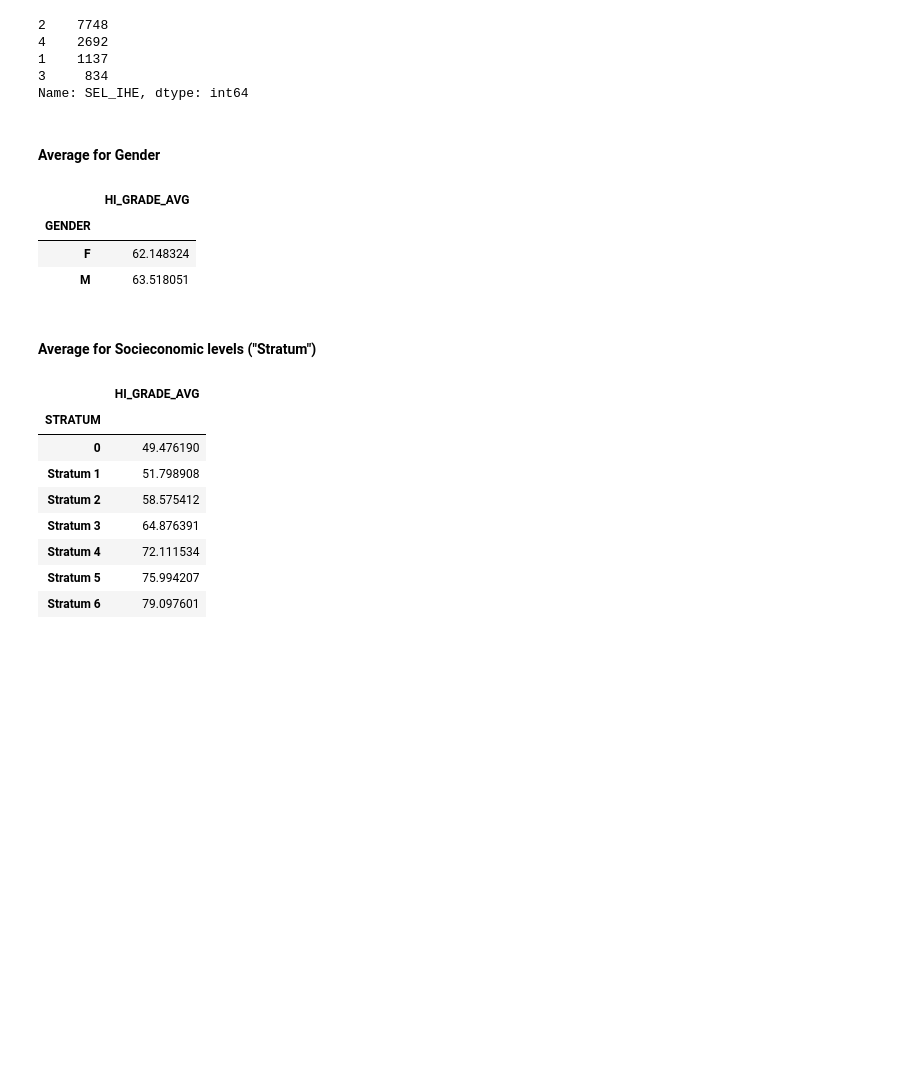
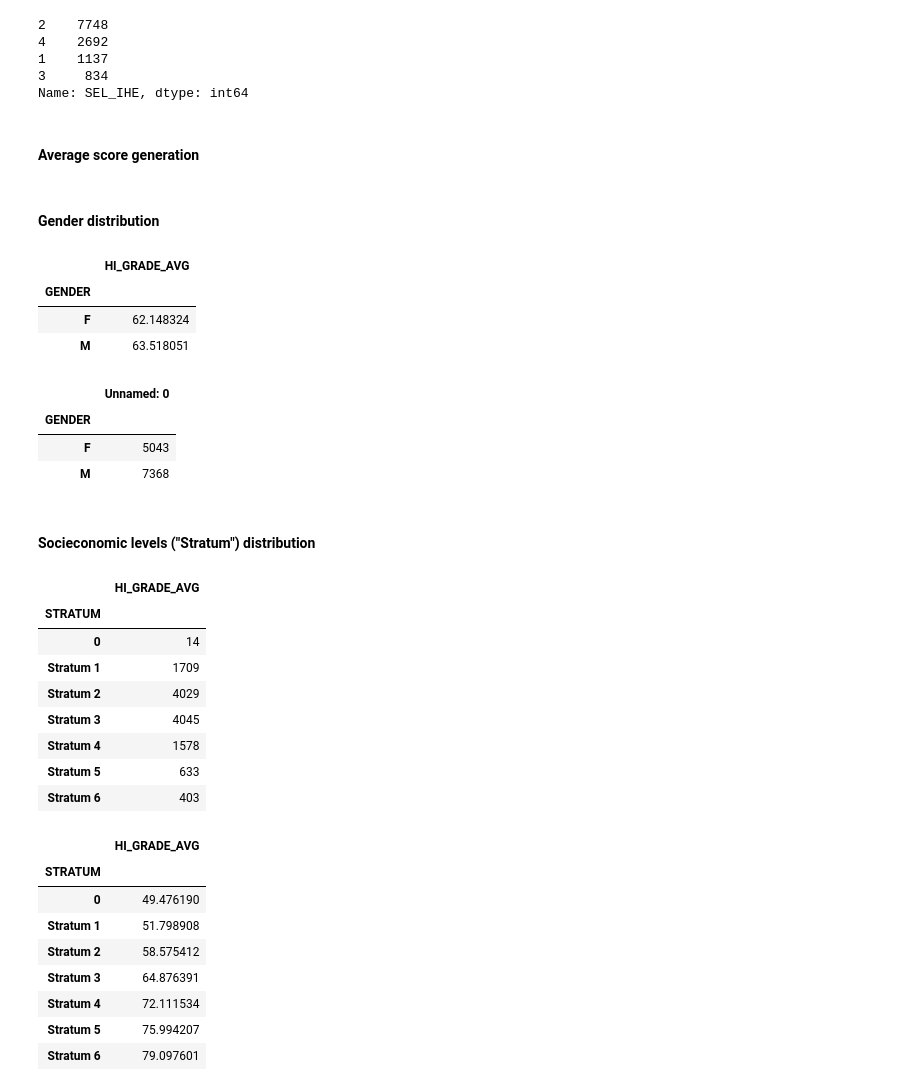
Before and after one commit to s183910/Bachelor_Gabi_Kat, a Jupyter notebook: Code/Basic_dists/Gabis_scratchbook.ipynb, the cells around one changed output. Cells and saved outputs as stored; diff of their text form; code cells hidden in the pictures; blank space fills up the shorter version.

```diff
--- a/Code/Basic_dists/Gabis_scratchbook.ipynb
+++ b/Code/Basic_dists/Gabis_scratchbook.ipynb
@@ -28,9 +28,11 @@ df.SEL_IHE.value_counts()
 3     834
 Name: SEL_IHE, dtype: int64
 # %% [markdown]
-#### Average for Gender
+#### Average score generation
 # %%
 df["HI_GRADE_AVG"] = df[["CR_PRO", "CC_PRO", "ENG_PRO"]].mean(axis=1)
+# %% [markdown]
+#### Gender distribution
 # %%
 df[["GENDER", "HI_GRADE_AVG"]].groupby(["GENDER"]).mean()
 # %% [output]
@@ -38,8 +40,30 @@ df[["GENDER", "HI_GRADE_AVG"]].groupby(["GENDER"]).mean()
 | GENDER |  |
 | F | 62.148324 |
 | M | 63.518051 |
+# %%
+df[["GENDER", "HI_GRADE_AVG"]].groupby(["GENDER"]).mean()
+df[["GENDER", "Unnamed: 0"]].groupby(["GENDER"]).count()
+# %% [output]
+|  | Unnamed: 0 |
+| GENDER |  |
+| F | 5043 |
+| M | 7368 |
 # %% [markdown]
-#### Average for  Socieconomic levels ("Stratum")
+#### Socieconomic levels ("Stratum") distribution
+# %%
+# Make 4-5 classes
+strat_df = df[["STRATUM", "HI_GRADE_AVG"]].groupby(["STRATUM"]).count()
+start_df["n_strat_ratio"] = df_start[[]]
+# %% [output]
+|  | HI_GRADE_AVG |
+| STRATUM |  |
+| 0 | 14 |
+| Stratum 1 | 1709 |
+| Stratum 2 | 4029 |
+| Stratum 3 | 4045 |
+| Stratum 4 | 1578 |
+| Stratum 5 | 633 |
+| Stratum 6 | 403 |
 # %%
 df[["STRATUM", "HI_GRADE_AVG"]].groupby(["STRATUM"]).mean()
 # %% [output]
```
